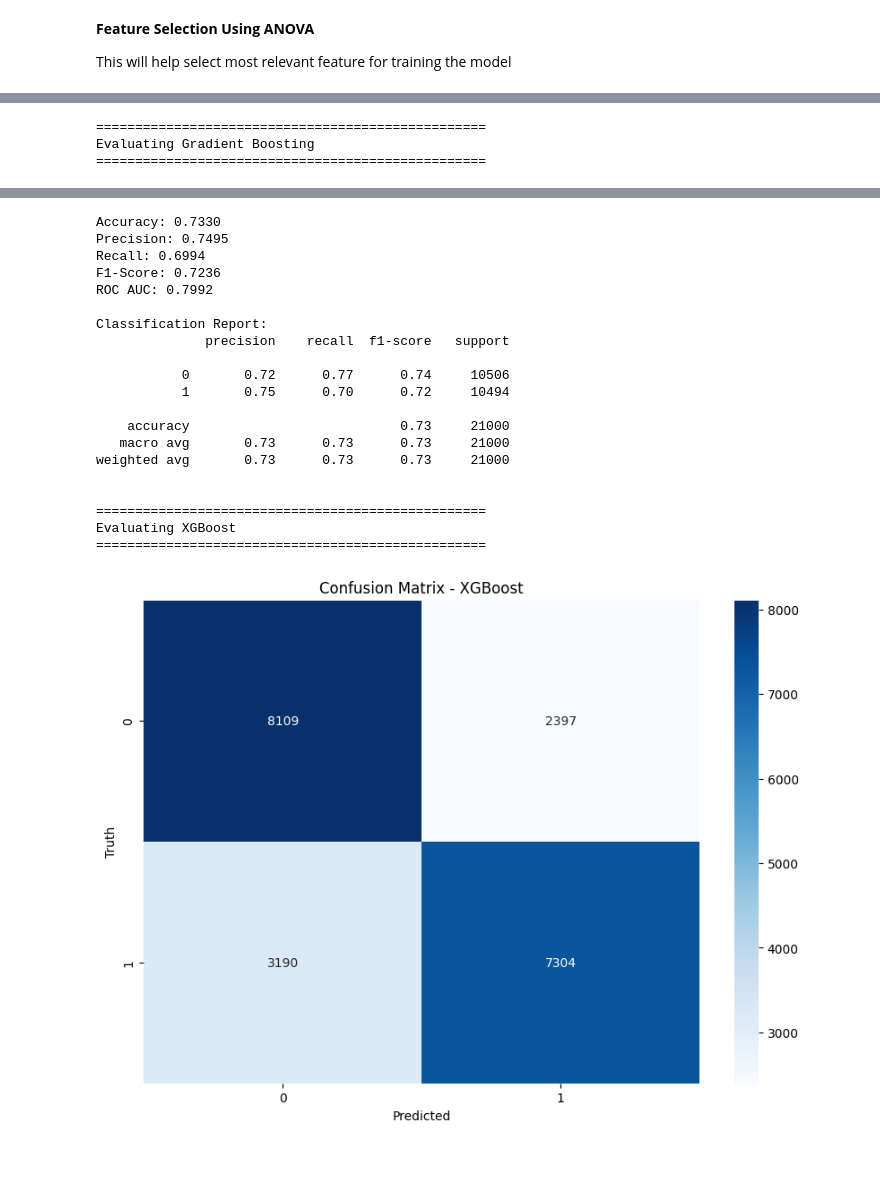
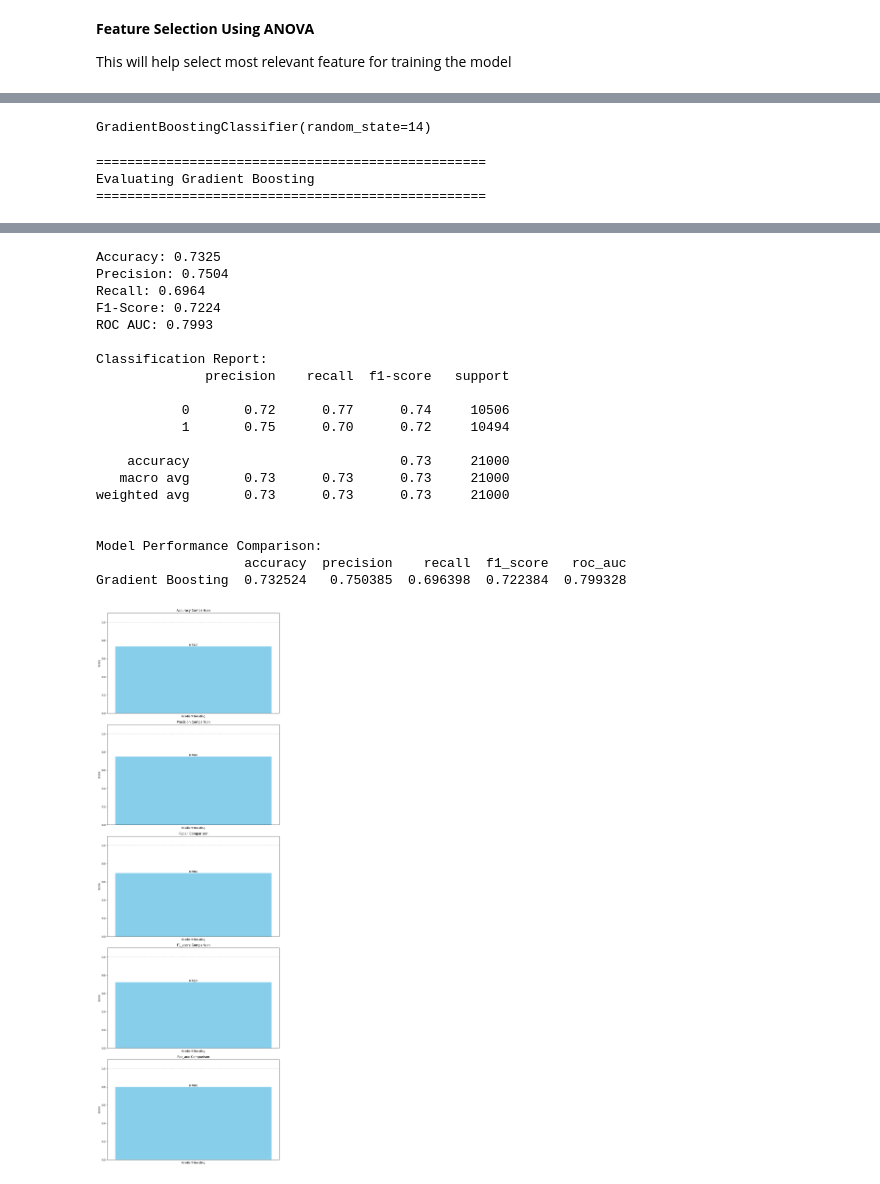
Before and after one commit to Abdulbasit4422/Cardiovascular-Disease-Prediction-Model, a Jupyter notebook: cardiovascular-diseases-prediction-model.ipynb, the cells around one changed output, grey strips where cells are left out. Saved outputs shown, nothing was run; the diff lists cells and outputs as text; code cells hidden in the pictures.

```diff
--- a/cardiovascular-diseases-prediction-model.ipynb
+++ b/cardiovascular-diseases-prediction-model.ipynb
@@ -702,0 +707,9 @@ Name: cardio, Length: 70000, dtype: int64
+# %%
+parameter = features.drop(
+    ['age_group_children', 'age_group_teenager', 'age_group_youth', 'age_group_middle_age',
+     'age_group_elderly', 'obesity_0', 'obesity_1', 'obesity_2', 'obesity_3',
+     'obesity_4', 'hypertensive'],
+    axis=1
+)
+
+parameter
@@ -703,6 +730,6 @@ Name: cardio, Length: 70000, dtype: int64
 # %%
-features_scale = scaler.fit_transform(features)
+features_scale = scaler.fit_transform(parameter)
 # %%
-x_scale = pd.DataFrame(features_scale,columns=[features.columns])
+x_scale = pd.DataFrame(features_scale,columns=[parameter.columns])
 x_scale
 # %% [output]
@@ -786,21 +813,3 @@ Selected Features (Top k): ['ap_hi', 'ap_lo', 'hypertensive']
 #!pip install catboost
 # %%
 #!pip install xgboost
-# %%
-from sklearn.ensemble import RandomForestClassifier, GradientBoostingClassifier
-from sklearn.naive_bayes import GaussianNB
-from sklearn.neighbors import KNeighborsClassifier
-from sklearn.linear_model import LogisticRegression
-from sklearn.svm import SVC
-from catboost import CatBoostClassifier
-from xgboost import XGBClassifier
-
-
-
-gbc = GradientBoostingClassifier(random_state=14)
-gbc.fit(X_train_scaled, y_train)
-
-
-xgb_model = XGBClassifier(
-    objective='binary:logistic',n_estimators=200, max_depth=5,learning_rate=0.1,subsample=0.8,colsample_bytree=0.8,scale_pos_weight=1,random_state=4,eval_metric='aucpr')
-xgb_model.fit(X_train_scaled, y_train)
@@ -819,3 +816,12 @@ XGBClassifier(base_score=None, booster=None, callbacks=None,
+# %%
+from sklearn.ensemble import  GradientBoostingClassifier
+
+
+
+gbc = GradientBoostingClassifier(random_state=14)
+gbc.fit(X_train_scaled, y_train)
+# %% [output]
+GradientBoostingClassifier(random_state=14)
 # %%
 import seaborn as sns
 import matplotlib.pyplot as plt
@@ -827,7 +833,7 @@ import numpy as np
 # Dictionary of trained models
 models = {
     'Gradient Boosting': gbc,
-    'XGBoost': xgb_model,
+
 }
 
 # Dictionary to store evaluation metrics
@@ -936,39 +942,39 @@ plt.ylabel('Score')
 plt.title('Model Performance Comparison')
 plt.xticks(x + width/2, [m.capitalize() for m in metrics])
 plt.legend()
 plt.ylim(0, 1.1)
 
 # Add value labels
 for i, model in enumerate(model_names):
     for j, metric in enumerate(metrics):
         value = evaluation_results[model][metric]
         plt.text(j + (i * width), value + 0.02, f'{value:.3f}', ha='center')
 
 plt.tight_layout()
 plt.show()
 # %% [output]
 ==================================================
 Evaluating Gradient Boosting
 ==================================================
 [figure]
-Accuracy: 0.7330
-Precision: 0.7495
-Recall: 0.6994
-F1-Score: 0.7236
-ROC AUC: 0.7992
+Accuracy: 0.7325
+Precision: 0.7504
+Recall: 0.6964
+F1-Score: 0.7224
+ROC AUC: 0.7993
 
 Classification Report:
               precision    recall  f1-score   support
 
            0       0.72      0.77      0.74     10506
            1       0.75      0.70      0.72     10494
 
     accuracy                           0.73     21000
    macro avg       0.73      0.73      0.73     21000
 weighted avg       0.73      0.73      0.73     21000
 
 
-==================================================
-Evaluating XGBoost
-==================================================
+Model Performance Comparison:
+                   accuracy  precision    recall  f1_score   roc_auc
+Gradient Boosting  0.732524   0.750385  0.696398  0.722384  0.799328
-[figure, old version]
+[figure, new version]
```
Also changed, not shown: parts of 8 cells of this notebook, 3 other files.
